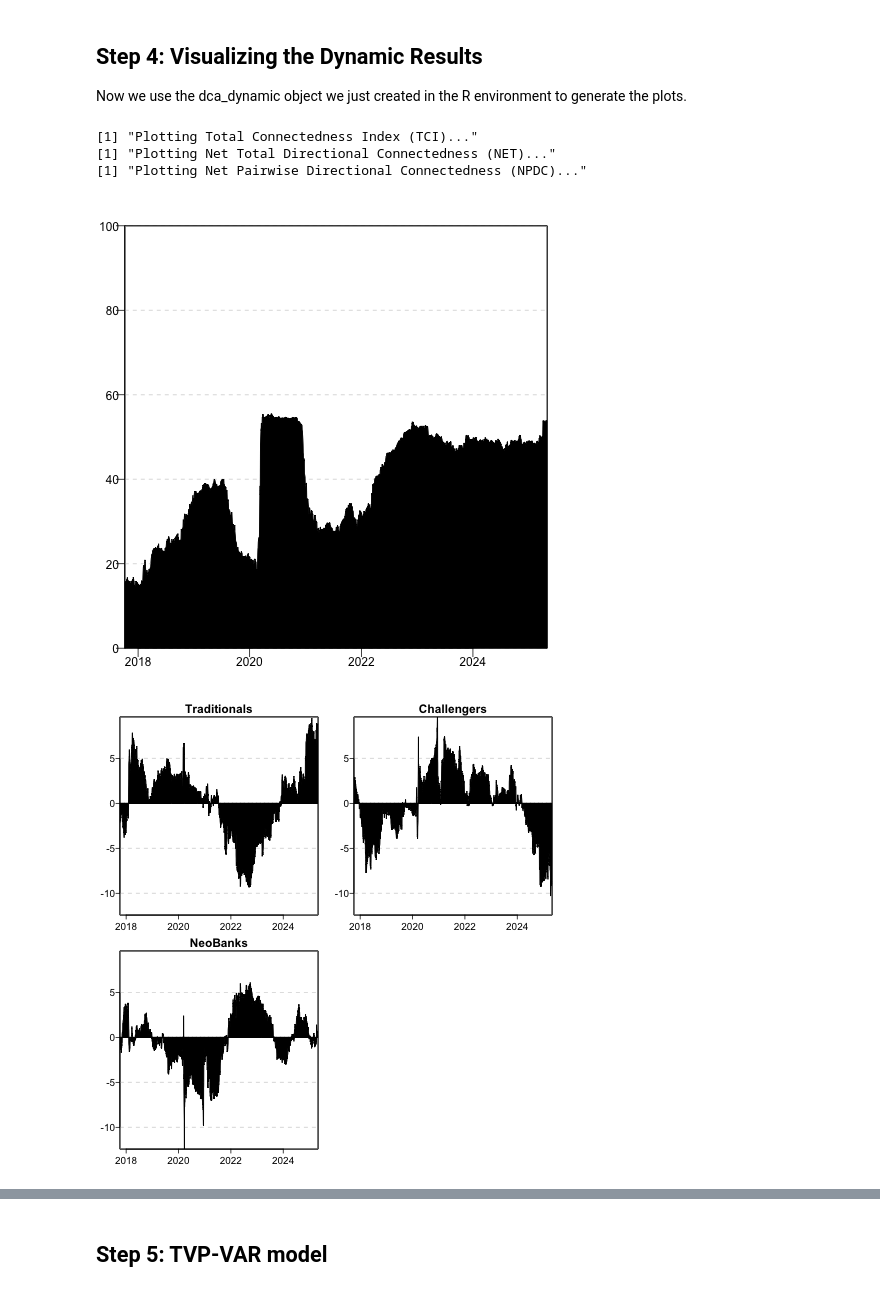
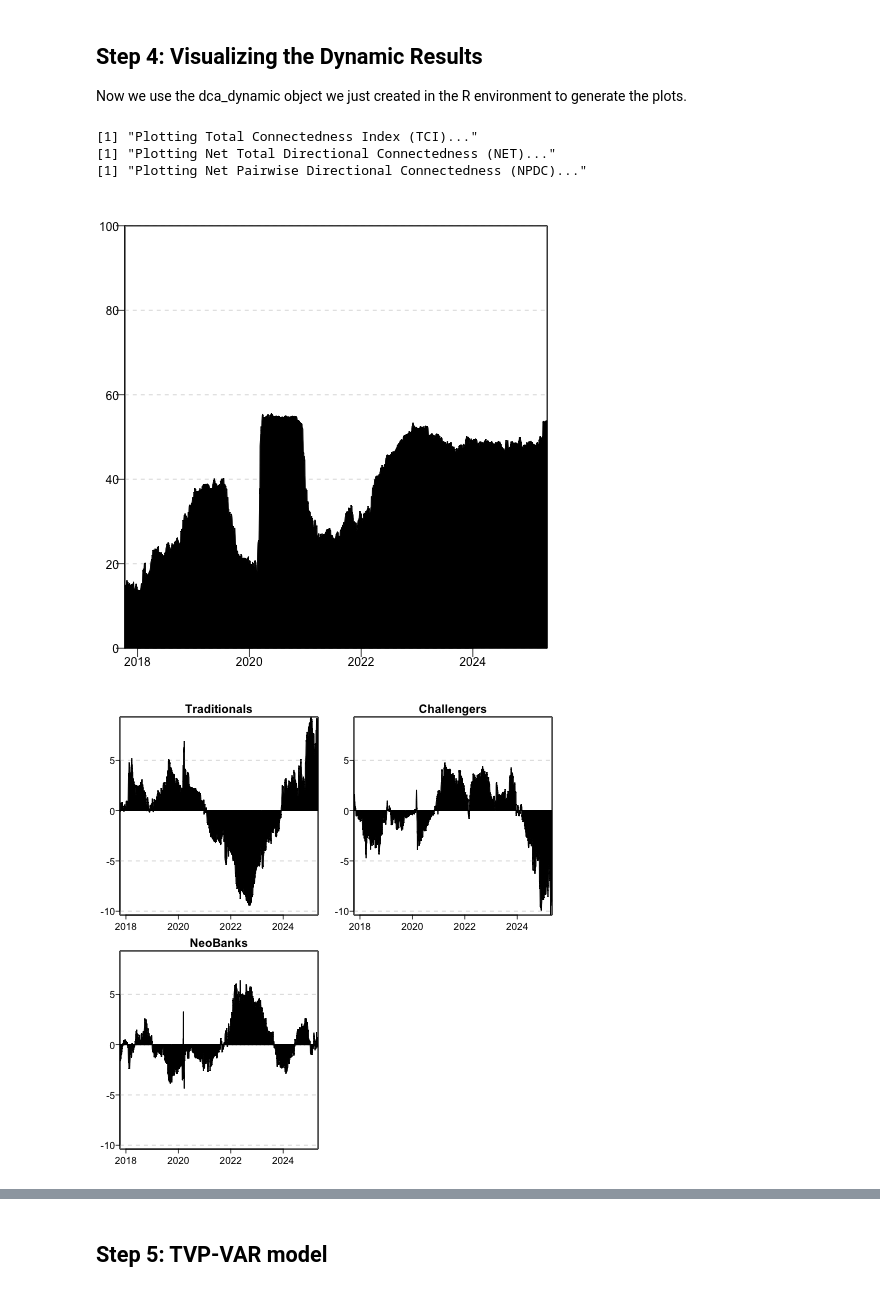
Before and after one commit to JamesGH1/FinanceResearch, a Jupyter notebook: IndexCreation - REMASTERED.ipynb, the cells around one changed output, grey strips where cells are left out. Drawn from its saved outputs; the diff is of its cells as text; code cells hidden in the pictures.

```diff
--- a/IndexCreation - REMASTERED.ipynb
+++ b/IndexCreation - REMASTERED.ipynb
@@ -555,0 +558,28 @@ This analysis gives us a single table that represents the average spillover effe
+# %%
+%%R -i returns_df
+
+# This cell performs the formal lag order selection.
+# It uses the 'vars' package, which is a standard for VAR models in R.
+
+if (nrow(returns_df) > 0) {
+    # Load the necessary R libraries
+    library(vars)
+    library(zoo)
+
+    # Convert the pandas DataFrame to a zoo object, which is compatible.
+    data_zoo <- zoo(returns_df, order.by = as.Date(rownames(returns_df)))
+
+    print("--- Calculating Optimal Lag Order using Information Criteria ---")
+
+    # The VARselect function tests lags from 1 up to a specified maximum
+    # and reports the score for each criterion.
+    # We will test up to a maximum of 8 lags, which is more than enough for daily data.
+    lag_selection <- VARselect(data_zoo, lag.max = 8, type = "const")
+
+    print(lag_selection$selection)
+    print("--- Detailed Criteria Scores (lower is better) ---")
+    print(lag_selection$criteria)
+
+} else {
+    print("Input data is empty. Skipping lag selection.")
+}
@@ -572,7 +631,7 @@ if (nrow(returns_df) > 0) {
     # nfore = 10: We forecast 10 days ahead to see how shocks propagate.
     # window.size = NULL: This specifically tells the function to do a static (non-rolling) analysis.
     dca_static <- ConnectednessApproach(data_zoo,
-                                      nlag = 2,
+                                      nlag = 1,
                                       nfore = 10,
                                       window.size = NULL,
                                       model = "VAR") # Using a standard Vector Autoregression model
@@ -580,6 +639,9 @@ if (nrow(returns_df) > 0) {
     # Print the resulting connectedness table
     print("--- Static Connectedness Table (Average over entire period) ---")
     print(dca_static$TABLE)
+    PlotNetwork(dca_static, method ="NPDC")
+    #PlotNetwork(dca_static, method ="PCI")
+
 } else {
     print("Input data is empty. Skipping static analysis.")
 }
@@ -623,7 +680,7 @@ if (nrow(returns_df) > 0) {
     # window.size = 200: We use a 200-day rolling window, which is a common standard.
     # This means each calculation is based on the previous ~9 months of data.
     dca_dynamic_results <- ConnectednessApproach(data_zoo,
-                                       nlag = 2,
+                                       nlag = 1,
                                        nfore = 10,
                                        window.size = 200, # This activates the dynamic analysis
                                        model = "VAR")
@@ -661,32 +718,35 @@ Now we use the dca_dynamic object we just created in the R environment to genera
 # This cell uses the 'dca_dynamic' object created in the cell above.
 # We don't need to pass data in again.
 
 if (exists("dca_dynamic_results")) {
     # --- Plot 1: Total Connectedness Index (TCI) ---
     # Shows the overall level of risk in the system over time.
     # Spikes indicate periods of high market stress and contagion.
     print("Plotting Total Connectedness Index (TCI)...")
     PlotTCI(dca_dynamic_results)
 
     # --- Plot 2: Net Total Directional Connectedness (NET) ---
     # THE MOST IMPORTANT PLOT. Shows who the net transmitters/receivers are over time.
     # When a line is > 0, that index is a net source of risk to the system.
     # When a line is < 0, that index is a net recipient of risk.
     print("Plotting Net Total Directional Connectedness (NET)...")
     PlotNET(dca_dynamic_results)
 
     # --- Plot 3: Net Pairwise Directional Connectedness (NPDC) ---
     # Shows the net relationship between each pair of indices.
     # e.g., for the "Neo-Trad" plot: when > 0, Neo is transmitting to Trad.
     # When < 0, Trad is transmitting to Neo.
     print("Plotting Net Pairwise Directional Connectedness (NPDC)...")
     PlotNPDC(dca_dynamic_results)
+
+    PlotNetwork(dca_dynamic_results, method ="NPDC")
+
 } else {
     print("Dynamic results object 'dca_dynamic_results' not found. Skipping plots.")
 }
 # %% [output]
 [1] "Plotting Total Connectedness Index (TCI)..."
 [1] "Plotting Net Total Directional Connectedness (NET)..."
 [1] "Plotting Net Pairwise Directional Connectedness (NPDC)..."
-[figure, old version]
+[figure, new version]
-[figure, old version]
+[figure, new version]
```
Also changed, not shown: parts of 18 cells of this notebook.
